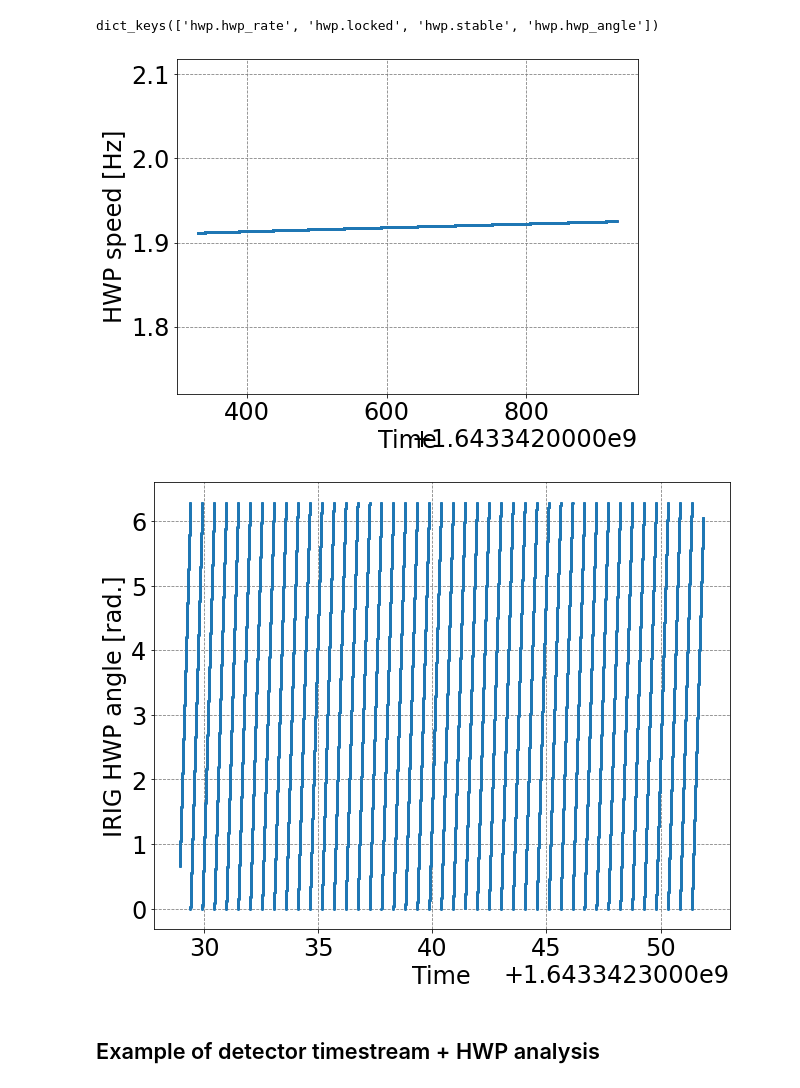
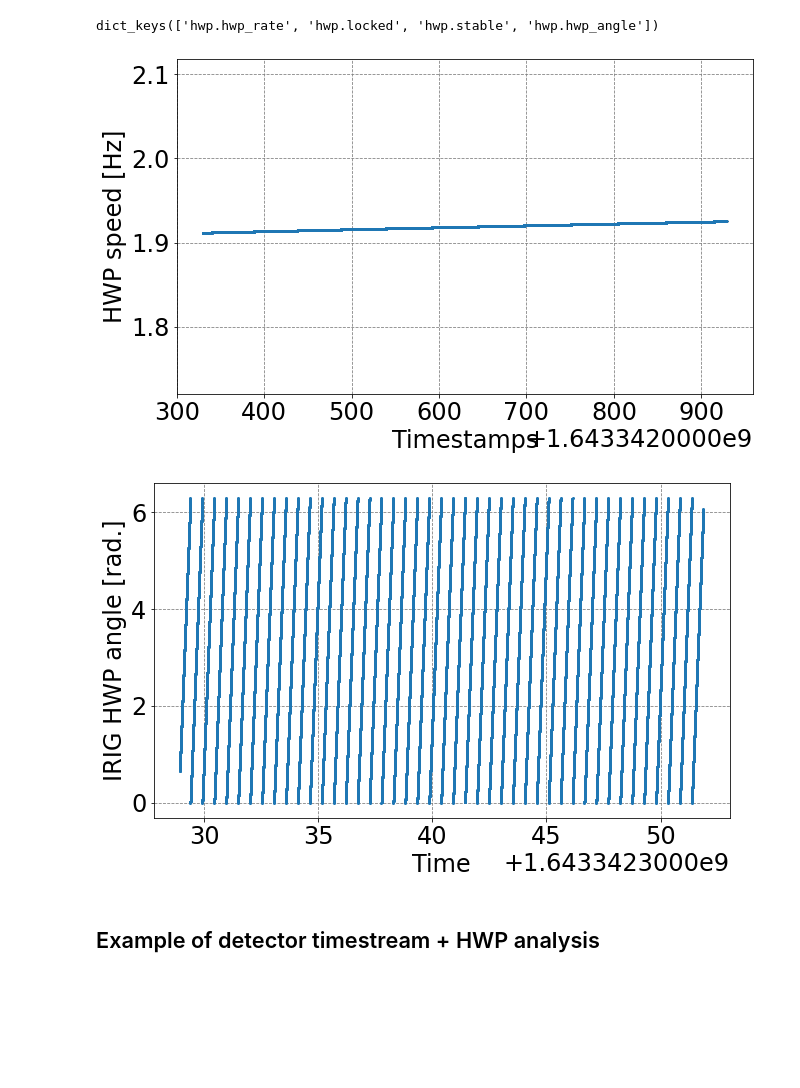
Before and after one commit to yukisakurai/so_pwg_tutorial, a Jupyter notebook: tutorial_hwp.ipynb, the cells around one changed output. Cells and saved outputs as stored; diff of their text form; code cells hidden in the pictures; blank space fills up the shorter version.

```diff
--- a/tutorial_hwp.ipynb
+++ b/tutorial_hwp.ipynb
@@ -36,7 +38,7 @@ data_spinup = hwp.load_data(start, end, archive_path)
 # %%
 start, end = 1643342329, 1643342929 # 2Hz rotation data from TSAT (Pton)
 archive_path = '/mnt/so1/data/pton-tsat/hk/' # path to HK data archive
-hwp = G3tHWP()
+hwp = update_hwp_angle()
 data_rot = hwp.load_data(start, end, archive_path)
 # %% [markdown]
 ### Analyze loaded HWP parameters and return angles
@@ -135,23 +161,23 @@ for i in range(len(fields)):
 # %%
-plt.figure(figsize=(8,6))
-plt.xlabel('Time')
+plt.figure(figsize=(10,6))
+plt.xlabel('Timestamps')
 plt.ylabel('HWP speed [Hz]')
-idx = np.where(solved['locked'])
+idx = np.where(solved_rot['locked'])
 plt.plot(slow_time[idx],hwp_rate[idx],'.',markersize=1)
 plt.ylim(hwp_rate[idx].min()*0.9,hwp_rate[idx].max()*1.1)
 plt.show()
 # %% [output]
-[figure, old version]
+[figure, new version]
 # %%
 n = 50000
-plt.figure(figsize=(10,8))
-plt.xlabel('Time')
+plt.figure(figsize=(10,6))
+plt.xlabel('Timestamps')
 plt.ylabel('IRIG HWP angle [rad.]')
-idx = np.where(solved['locked'])
+idx = np.where(solved_rot['locked'])
 plt.plot(output_data[0][0][:n],output_data[0][1][:n],'.',markersize=4)
 plt.show()
 # %% [output]
-[figure, old version]
+[figure, new version]
 # %% [markdown]
 ## Example of detector timestream + HWP analysis
 # %% [markdown]
```
Also changed, not shown: parts of 32 cells of this notebook, 1 other file.
